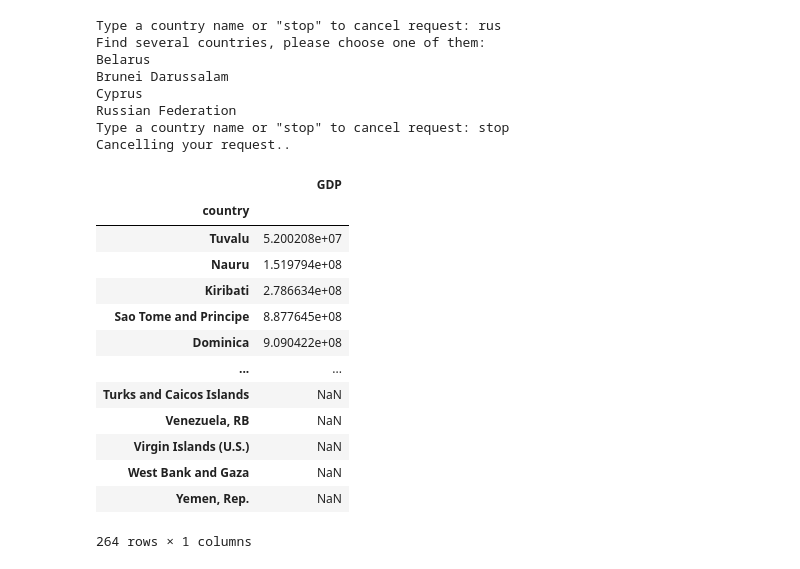
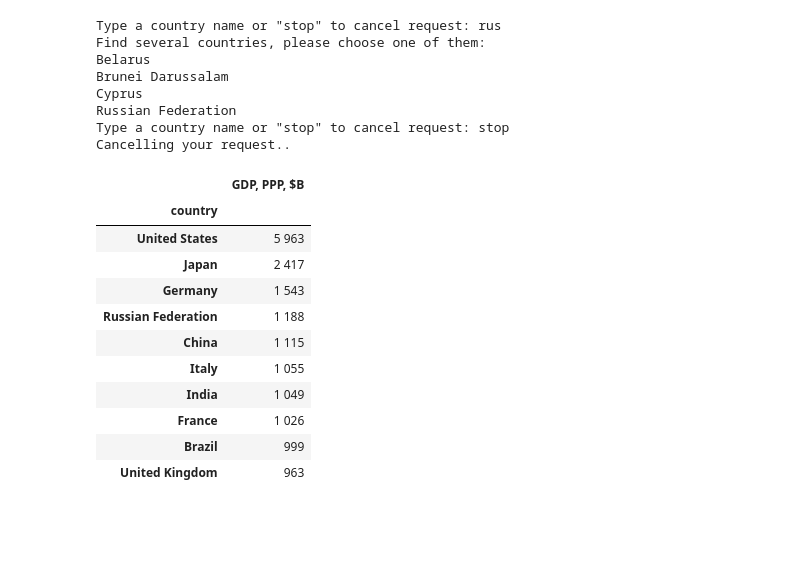
Before and after one commit to Oleg-DS/learning_data_science, a Jupyter notebook: wbdata_getter.ipynb, the cells around one changed output. Saved outputs shown, nothing was run; the diff lists cells and outputs as text; code cells hidden in the pictures; blank space fills up the shorter version.

Commit message:
Update wbdata_getter.ipynb
More or less completed parser for World Bank Data

```diff
--- a/wbdata_getter.ipynb
+++ b/wbdata_getter.ipynb
@@ -60,22 +61,30 @@ Cyprus
 Russian Federation
 Type a country name or "stop" to cancel request: stop
 Cancelling your request..
-# %%
-d_date = datetime(2019, 1, 1)
-df_gdp = wbdata.get_dataframe({'NY.GDP.MKTP.PP.CD':'GDP'}, data_date=d_date)
-df_gdp.sort_values(['GDP'])
-# %% [output]
-|  | GDP |
-| country |  |
-| Tuvalu | 5.200208e+07 |
-| Nauru | 1.519794e+08 |
-| Kiribati | 2.786634e+08 |
-| Sao Tome and Principe | 8.877645e+08 |
-| Dominica | 9.090422e+08 |
-| ... | ... |
-| Turks and Caicos Islands | NaN |
-| Venezuela, RB | NaN |
-| Virgin Islands (U.S.) | NaN |
-| West Bank and Gaza | NaN |
-| Yemen, Rep. | NaN |
-264 rows × 1 columns
+# %%
+d_date = datetime(1990, 1, 1)
+df_gdp = wbdata.get_dataframe({'NY.GDP.MKTP.PP.CD':'GDP, PPP, $B'}, data_date=d_date)
+# df_gdp.GDP.isnull().count()
+index_to_drop = df_gdp.index[:47]
+df_gdp_c = df_gdp.drop(index_to_drop)
+df_gdp_c = df_gdp_c.dropna()
+df_gdp_cs = df_gdp_c.sort_values(['GDP, PPP, $B'], ascending=False)
+df_gdp_cs['GDP, PPP, $B'] = round(df_gdp_cs['GDP, PPP, $B']/1000000000).apply(lambda x: int(x))
+df_gdp_cs['GDP, PPP, $B'] = df_gdp_cs['GDP, PPP, $B'].apply(lambda x: '{0:,}'.format(x).replace(',', ' '))
+df_gdp_cs.head(10)
+# ind = np.where(df_gdp_cs.index == 'Russian Federation')
+# pos = ind[0][0]+1
+# pos
+# %% [output]
+|  | GDP, PPP, $B |
+| country |  |
+| United States | 5 963 |
+| Japan | 2 417 |
+| Germany | 1 543 |
+| Russian Federation | 1 188 |
+| China | 1 115 |
+| Italy | 1 055 |
+| India | 1 049 |
+| France | 1 026 |
+| Brazil | 999 |
+| United Kingdom | 963 |
```
Also changed, not shown: parts of 5 cells of this notebook.
